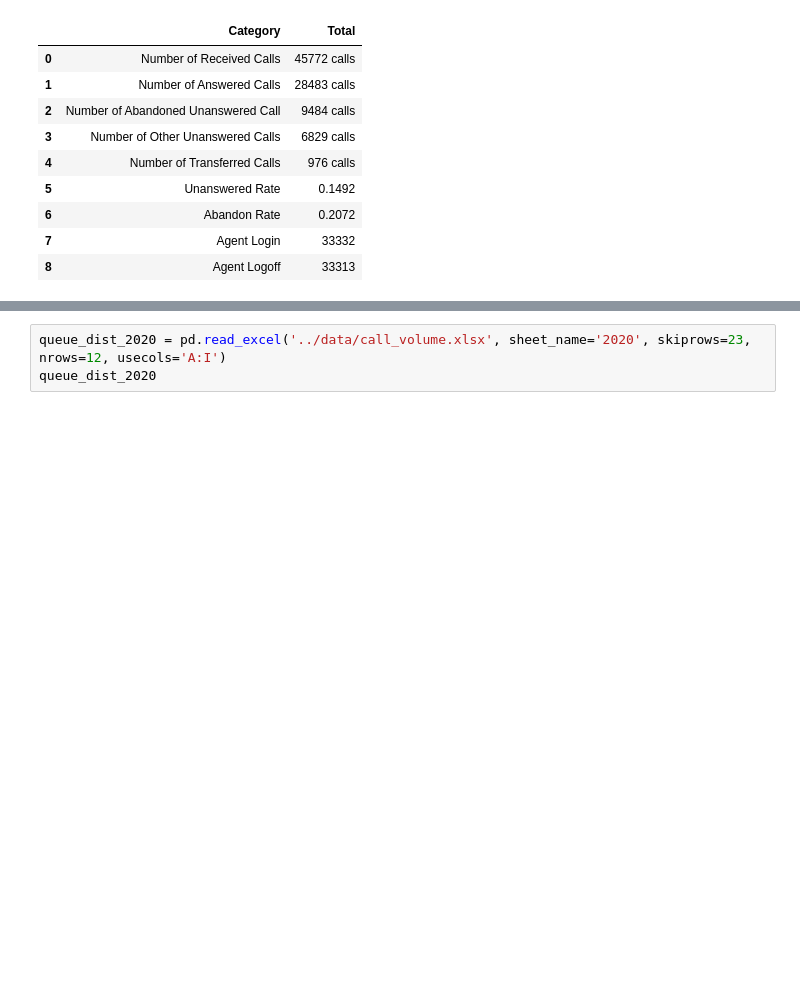
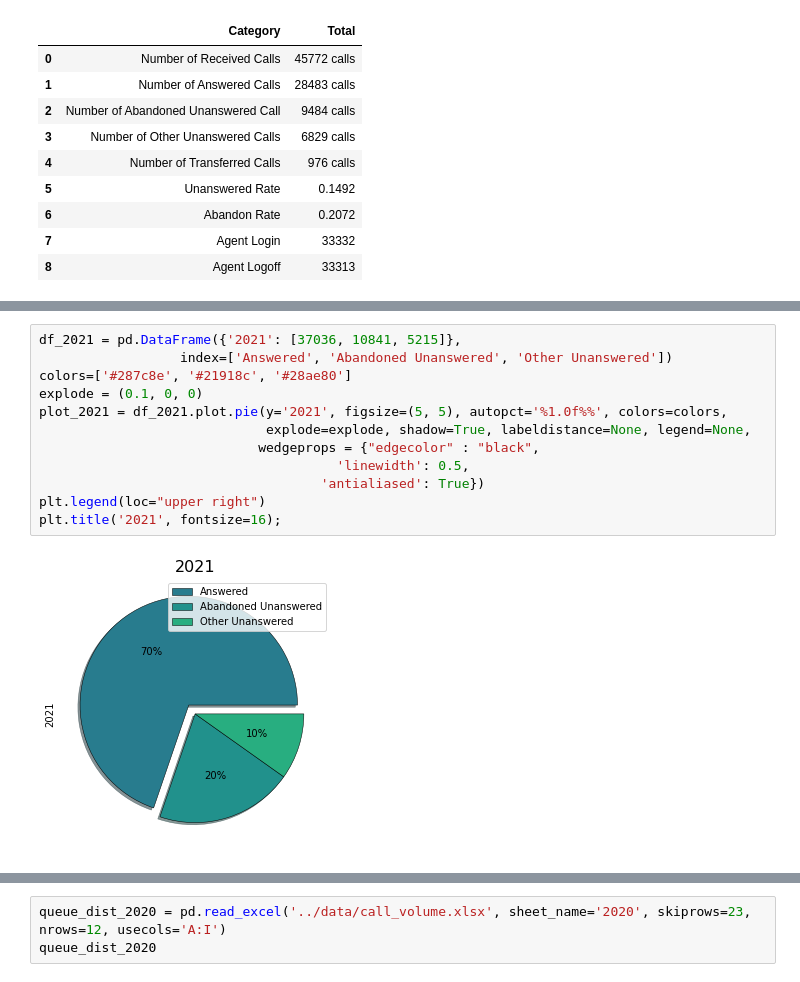
Before and after one commit to NSS-Data-Analytics-Cohort-6/fcs-crisis-sailing-the-seaborn, a Jupyter notebook: notebooks/FCS_Crisis_Study.ipynb, the cells around one changed output, grey strips where cells are left out. Saved outputs shown, nothing was run; the diff lists cells and outputs as text; blank space fills up the shorter version.

```diff
--- a/notebooks/FCS_Crisis_Study.ipynb
+++ b/notebooks/FCS_Crisis_Study.ipynb
@@ -171,0 +147,14 @@ plt.title('2022 Call Stats', fontsize=16);
+# %%
+df_2021 = pd.DataFrame({'2021': [37036, 10841, 5215]},
+                  index=['Answered', 'Abandoned Unanswered', 'Other Unanswered'])
+colors=['#287c8e', '#21918c', '#28ae80']
+explode = (0.1, 0, 0)
+plot_2021 = df_2021.plot.pie(y='2021', figsize=(5, 5), autopct='%1.0f%%', colors=colors,
+                             explode=explode, shadow=True, labeldistance=None, legend=None,
+                            wedgeprops = {"edgecolor" : "black",
+                                      'linewidth': 0.5,
+                                    'antialiased': True})
+plt.legend(loc="upper right")
+plt.title('2021', fontsize=16);
+# %% [output]
+[figure, added]
```
Also changed, not shown: parts of 39 cells of this notebook.
